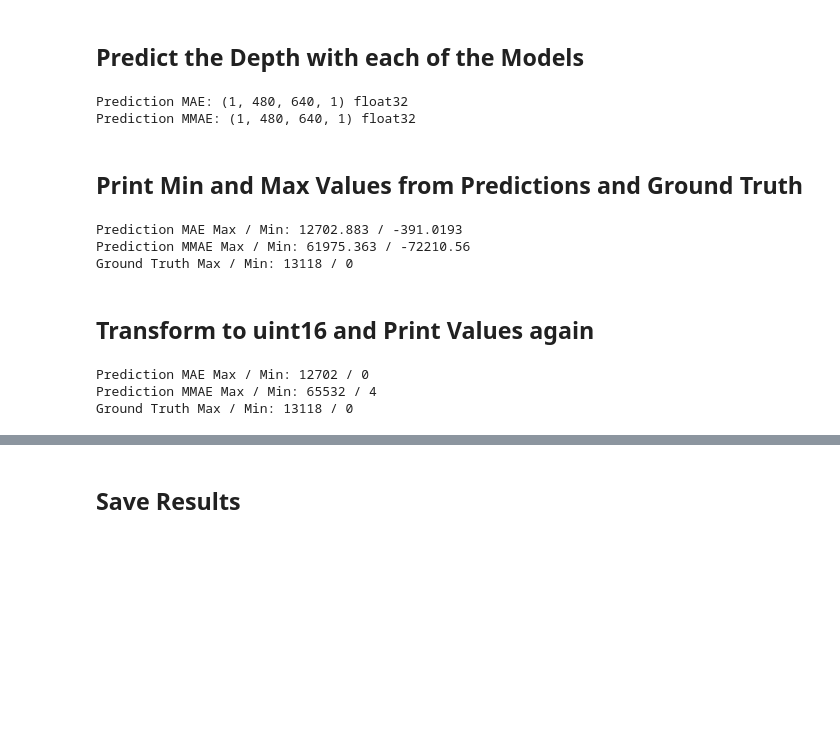
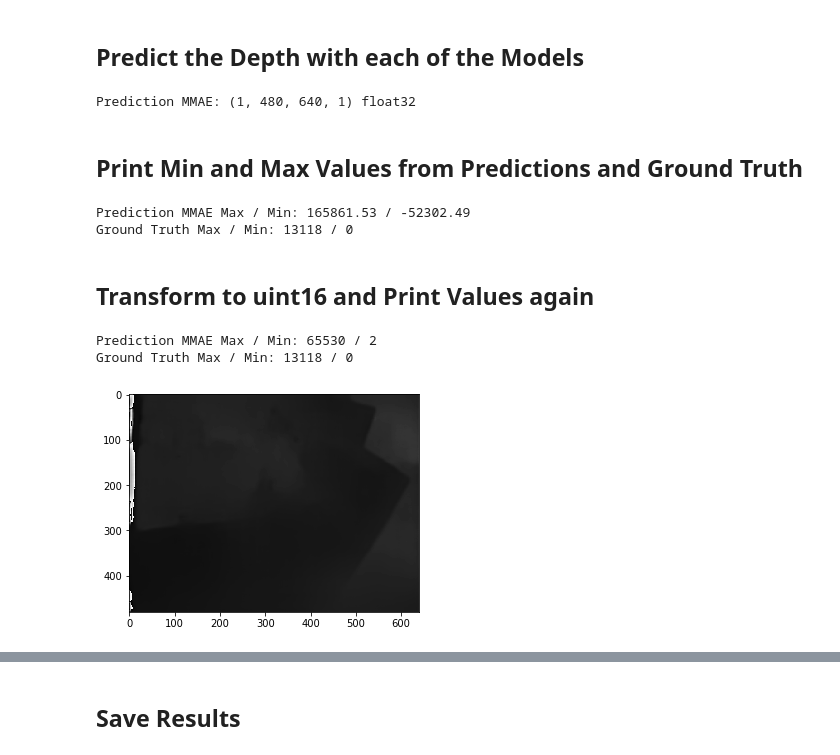
Before and after one commit to jufi2112/BelegPrograms, a Jupyter notebook: Visualization/Beleg_Predict_Colorize.ipynb, the cells around one changed output, grey strips where cells are left out. Drawn from its saved outputs; the diff is of its cells as text; code cells hidden in the pictures; blank space fills up the shorter version.

```diff
--- a/Visualization/Beleg_Predict_Colorize.ipynb
+++ b/Visualization/Beleg_Predict_Colorize.ipynb
@@ -78,39 +103,43 @@ Depth: (480, 640) uint16
 # %% [markdown]
 ## Predict the Depth with each of the Models
 # %%
-pred_mae = model_mae.predict([img_c, img_ir])
+#pred_mae = model_mae.predict([img_c, img_ir])
 pred_mmae = model_mmae.predict([img_c, img_ir])
 
-print('Prediction MAE: ' + str(pred_mae.shape) + ' ' + str(pred_mae.dtype))
+#print('Prediction MAE: ' + str(pred_mae.shape) + ' ' + str(pred_mae.dtype))
 print('Prediction MMAE: ' + str(pred_mmae.shape) + ' ' + str(pred_mmae.dtype))
 # %% [output]
-Prediction MAE: (1, 480, 640, 1) float32
 Prediction MMAE: (1, 480, 640, 1) float32
 # %% [markdown]
 ## Print Min and Max Values from Predictions and Ground Truth
 # %%
-print('Prediction MAE Max / Min: ' + str(np.amax(pred_mae)) + ' / ' + str(np.amin(pred_mae)))
+#print('Prediction MAE Max / Min: ' + str(np.amax(pred_mae)) + ' / ' + str(np.amin(pred_mae)))
 print('Prediction MMAE Max / Min: ' + str(np.amax(pred_mmae)) + ' / ' + str(np.amin(pred_mmae)))
 print('Ground Truth Max / Min: ' + str(np.amax(depth)) + ' / ' + str(np.amin(depth)))
 # %% [output]
-Prediction MAE Max / Min: 12702.883 / -391.0193
-Prediction MMAE Max / Min: 61975.363 / -72210.56
+Prediction MMAE Max / Min: 165861.53 / -52302.49
 Ground Truth Max / Min: 13118 / 0
 # %% [markdown]
 ## Transform to uint16 and Print Values again
 # %%
-mae = np.clip(pred_mae, 0, 65535)
-mae = mae.astype(np.uint16).reshape(480,640)
+#mae = np.clip(pred_mae, 0, 65535)
+#mae = mae.astype(np.uint16).reshape(480,640)
 mmae = np.clip(pred_mmae, 0, 65535)
 mmae = pred_mmae.astype(np.uint16).reshape(480,640)
+#mmae[mmae>14000]=0
 
-print('Prediction MAE Max / Min: ' + str(np.amax(mae)) + ' / ' + str(np.amin(mae)))
+#print('Prediction MAE Max / Min: ' + str(np.amax(mae)) + ' / ' + str(np.amin(mae)))
 print('Prediction MMAE Max / Min: ' + str(np.amax(mmae)) + ' / ' + str(np.amin(mmae)))
 print('Ground Truth Max / Min: ' + str(np.amax(depth)) + ' / ' + str(np.amin(depth)))
 # %% [output]
-Prediction MAE Max / Min: 12702 / 0
-Prediction MMAE Max / Min: 65532 / 4
+Prediction MMAE Max / Min: 65530 / 2
 Ground Truth Max / Min: 13118 / 0
+# %%
+%matplotlib inline
+plt.imshow(mmae, cmap="gray")
+plt.show()
+# %% [output]
+[figure, added]
 # %%
 %matplotlib inline
 print('Ground Truth')
```
Also changed, not shown: parts of 9 cells of this notebook, 6 other files.
